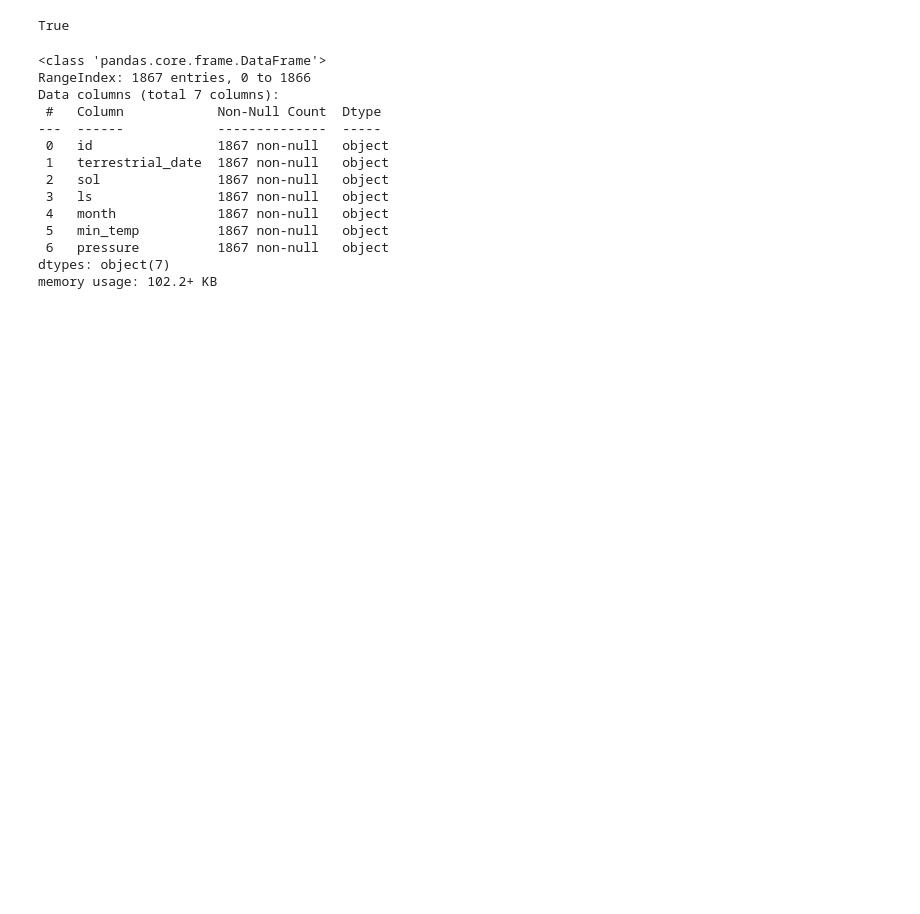
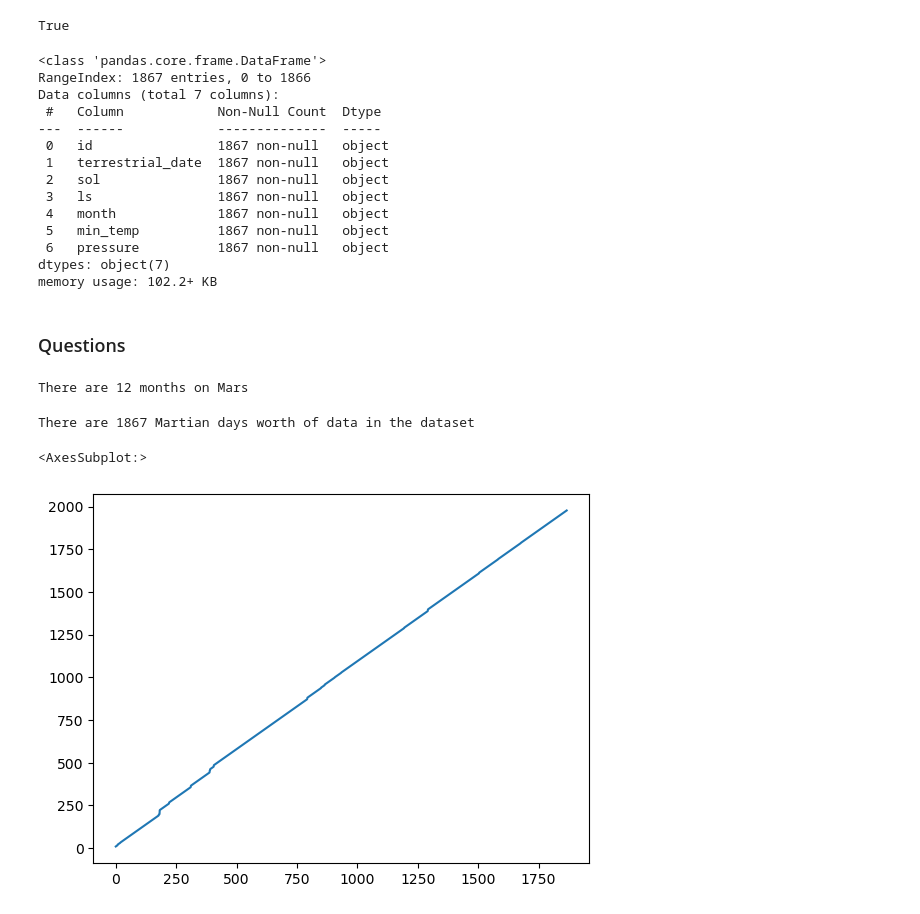
Before and after one commit to MitchellGleason/Mars-Data-Analysis, a Jupyter notebook: mars_data_challenge_part_2.ipynb, the cells around one changed output. Saved outputs shown, nothing was run; the diff lists cells and outputs as text; code cells hidden in the pictures; blank space fills up the shorter version.

```diff
--- a/mars_data_challenge_part_2.ipynb
+++ b/mars_data_challenge_part_2.ipynb
@@ -82,0 +86,30 @@ mars_temp_df['pressure'] = mars_temp_df['pressure'].astype(float)
+# %% [markdown]
+### Questions
+# %%
+#How many months exist on Mars
+mars_months = mars_temp_df['month'].nunique()
+print(f'There are {mars_months} months on Mars')
+# %% [output]
+There are 12 months on Mars
+# %%
+#How many Martian days worth of data exist in the dataset
+
+#Prints the answer if the number of rows in the dataframe is equal to the number of unique terrestrial
+#dates and the number of unique martian days elapsed since Curiosity landed
+if mars_temp_df['terrestrial_date'].nunique() == mars_temp_df['sol'].nunique() & mars_temp_df['terrestrial_date'].nunique() == len(mars_temp_df):
+    print(f'There are {len(mars_temp_df)} Martian days worth of data in the dataset')
+else:
+    print('False')
+# %% [output]
+There are 1867 Martian days worth of data in the dataset
+# %%
+mars_temp_df['sol'].plot()
+
+#As seen here, the number of days elapsed since Curiosity landed on Mars is not exactly linear and we
+#therefore need to do the above cell to find the answer
+
+#This all shows that each row in the dataframe is a unique day on Mars and the number of Martian days
+#in the dataset is equal to its row count and not equal to the (max - min) of the sol column
+# %% [output]
+<AxesSubplot:>
+[figure, added]
```
Also changed, not shown: parts of 4 cells of this notebook.
